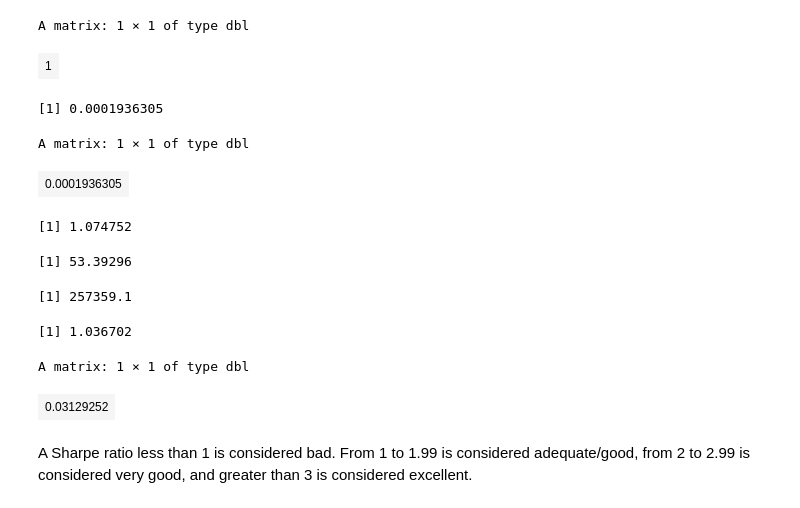
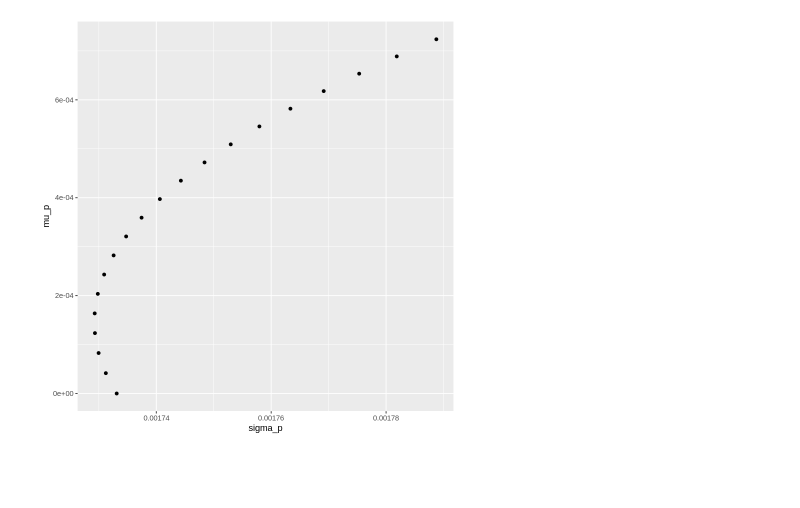
Before and after one commit to StefanHubner/MachineLearningEconomics, a Jupyter notebook: CAPM.ipynb, the cells around one changed output. Drawn from its saved outputs; the diff is of its cells as text; code cells hidden in the pictures; blank space fills up the shorter version.

```diff
--- a/CAPM.ipynb
+++ b/CAPM.ipynb
@@ -62 +24,4 @@ ggplot(frontier, aes(x = sigma_p, y = mu_p)) +
+# %%
+todaily <- function(r) exp(log(1 + r) / 252) - 1
+toyearly <- function(mu) (1 + mu)^252 - 1
 # %%
@@ -96,43 +68,9 @@ ggplot(frontier.constr, aes(x = sigma_p, y = mu_p)) +
-# %%
-
-r <- 0.05
-R <- exp(log(1 + r) / 252) - 1
-sinv <- solve(sigma)
-iota<- rep(1, length(mu))
-
-a <- (mu %*% sinv %*% mu)[1]
-b <- (mu %*% sinv %*% iota)[1]
-d <- (iota %*% sinv %*% iota)[1]
-det <- a*d - b^2
-lambda <- (d*R - b)/det
-nu <- (-b*R + a)/det
-x <- sinv %*% (lambda * mu + nu * iota)
-
-t(x) %*% iota
-
-R
-t(x) %*% mu
-
-# a is very small compared to b, d (sharp/ratio is small)
-a
-b
-d
-
-
-sqrt(a)
-
-sqrt(t(x) %*% sigma %*% x)*sqrt(252)
-# %% [output]
-A matrix: 1 × 1 of type dbl
-| 1 |
-[1] 0.0001936305
-A matrix: 1 × 1 of type dbl
-| 0.0001936305 |
-[1] 1.074752
-[1] 53.39296
-[1] 257359.1
-[1] 1.036702
-A matrix: 1 × 1 of type dbl
-| 0.03129252 |
-# %% [markdown]
-A Sharpe ratio less than 1 is considered bad. From 1 to 1.99 is considered adequate/good, from 2 to 2.99 is considered very good, and greater than 3 is considered excellent.
+# %%
+mu_p <- seq(0, 0.2, length.out = 20)
+frontier.ins <- data.frame(t(sapply(FUN = function(r) mv(r)$ins, mu_p)))
+names(frontier.ins) <- c("mu_p", "sigma_p")
+
+ggplot(frontier.ins, aes(x = sigma_p, y = mu_p)) +
+  geom_point()
+# %% [output]
+[figure, added]
```
Also changed, not shown: parts of 15 cells of this notebook.
